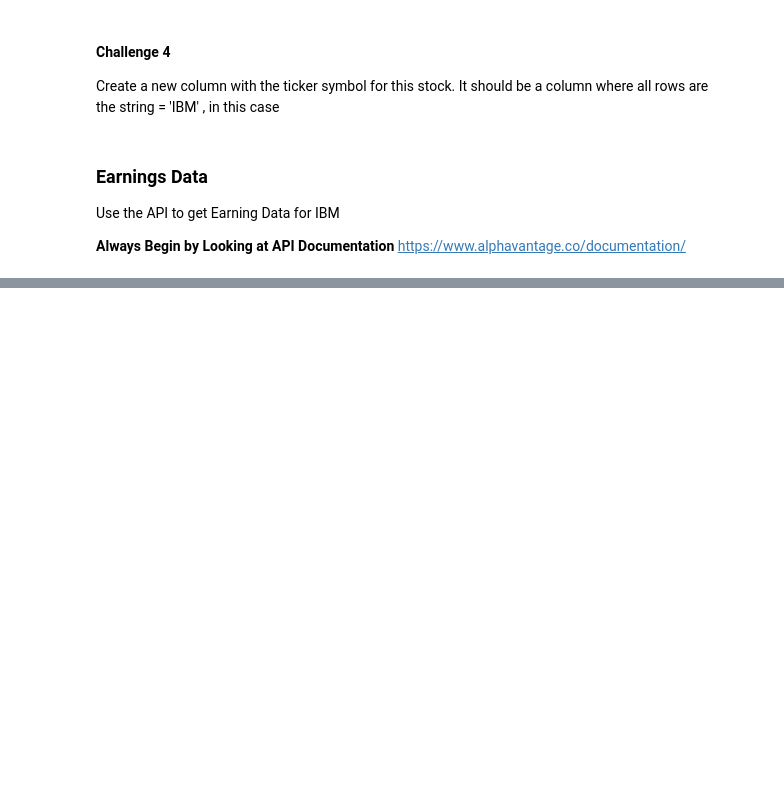
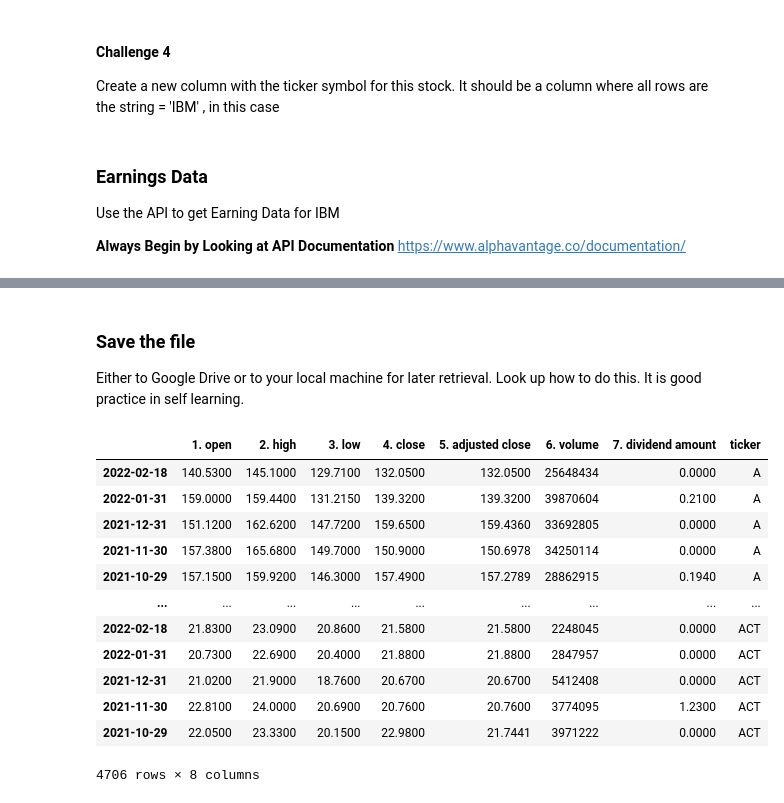
Before and after one commit to rebecca-aquino/teaching, a Jupyter notebook: AlphaAdvantageAPI.ipynb, the cells around one changed output, grey strips where cells are left out. Saved outputs shown, nothing was run; the diff lists cells and outputs as text; code cells hidden in the pictures; blank space fills up the shorter version.

```diff
--- a/AlphaAdvantageAPI.ipynb
+++ b/AlphaAdvantageAPI.ipynb
@@ -200,0 +251,36 @@ tickers
+# %%
+from tqdm import tqdm # status bar (optional)
+
+# Write your loop over a function - The stuff below is for general reference.
+key = #your api key
+
+stocks=pd.DataFrame() #storage bin to keep data
+
+for i in tqdm(range(50)):
+  try:
+    url = 'https://www.alphavantage.co/query?function=TIME_SERIES_MONTHLY_ADJUSTED&symbol='+tickers['ticker'][i]+'&apikey='+key
+    r = requests.get(url).json()
+    temp=pd.DataFrame.from_dict(r['Monthly Adjusted Time Series']).transpose()
+    temp['ticker']=tickers['ticker'][i]
+    temp=pd.concat([stocks,temp])
+  except:
+    pass
+# %% [markdown]
+### Save the file
+Either to Google Drive or to your local machine for later retrieval.  Look up how to do this.  It is good practice in self learning.
+# %%
+stocks
+# %% [output]
+|  | 1. open | 2. high | 3. low | 4. close | 5. adjusted close | 6. volume | 7. dividend amount | ticker |
+| 2022-02-18 | 140.5300 | 145.1000 | 129.7100 | 132.0500 | 132.0500 | 25648434 | 0.0000 | A |
+| 2022-01-31 | 159.0000 | 159.4400 | 131.2150 | 139.3200 | 139.3200 | 39870604 | 0.2100 | A |
+| 2021-12-31 | 151.1200 | 162.6200 | 147.7200 | 159.6500 | 159.4360 | 33692805 | 0.0000 | A |
+| 2021-11-30 | 157.3800 | 165.6800 | 149.7000 | 150.9000 | 150.6978 | 34250114 | 0.0000 | A |
+| 2021-10-29 | 157.1500 | 159.9200 | 146.3000 | 157.4900 | 157.2789 | 28862915 | 0.1940 | A |
+| ... | ... | ... | ... | ... | ... | ... | ... | ... |
+| 2022-02-18 | 21.8300 | 23.0900 | 20.8600 | 21.5800 | 21.5800 | 2248045 | 0.0000 | ACT |
+| 2022-01-31 | 20.7300 | 22.6900 | 20.4000 | 21.8800 | 21.8800 | 2847957 | 0.0000 | ACT |
+| 2021-12-31 | 21.0200 | 21.9000 | 18.7600 | 20.6700 | 20.6700 | 5412408 | 0.0000 | ACT |
+| 2021-11-30 | 22.8100 | 24.0000 | 20.6900 | 20.7600 | 20.7600 | 3774095 | 1.2300 | ACT |
+| 2021-10-29 | 22.0500 | 23.3300 | 20.1500 | 22.9800 | 21.7441 | 3971222 | 0.0000 | ACT |
+4706 rows × 8 columns
```
Also changed, not shown: parts of 13 cells of this notebook.
